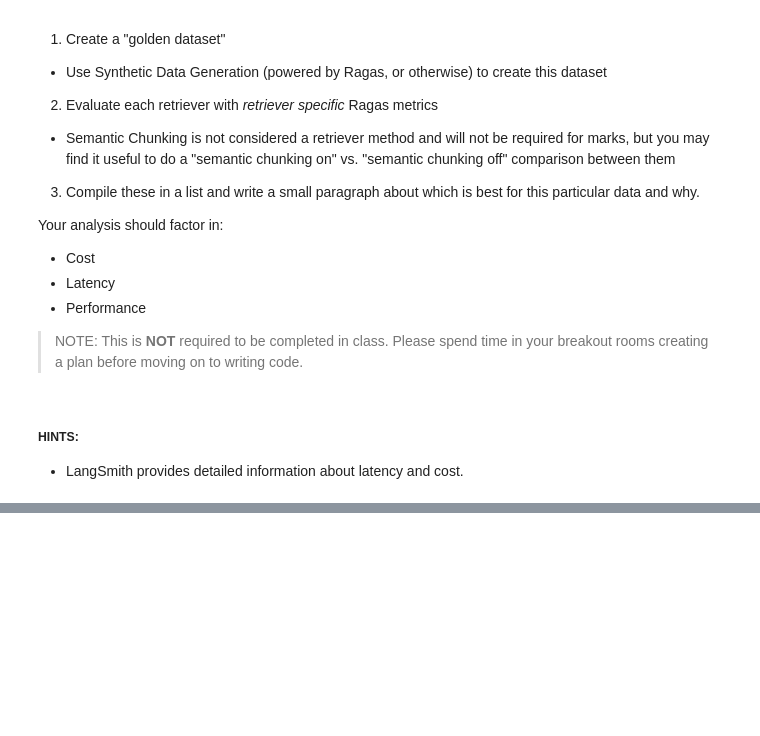
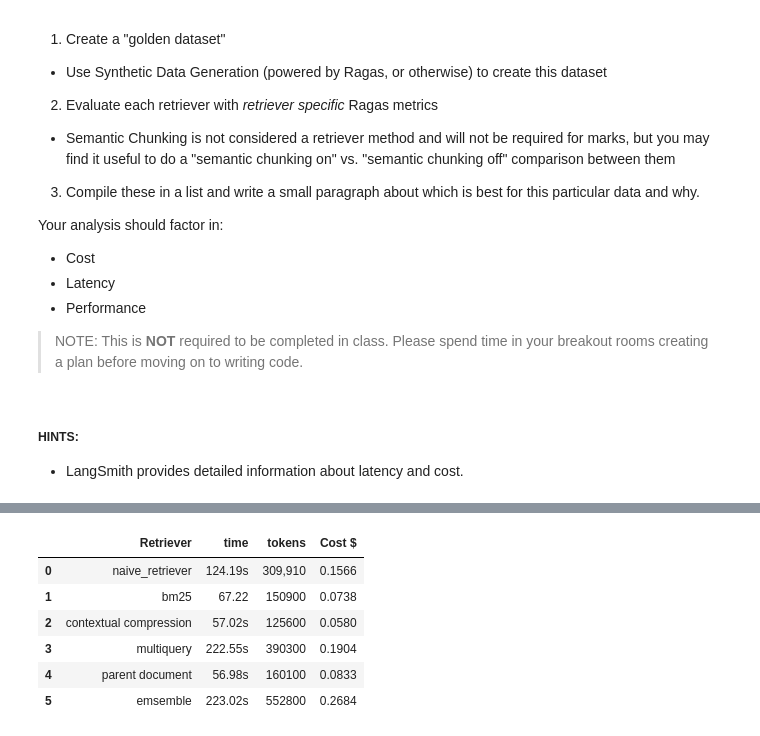
Before and after one commit to stevejgoodman/AIE9, a Jupyter notebook: 11_Advanced_Retrieval/Advanced_Retrieval_with_LangChain_Assignment.ipynb, the cells around one changed output, grey strips where cells are left out. Cells and saved outputs as stored; diff of their text form; code cells hidden in the pictures; blank space fills up the shorter version.

```diff
--- a/11_Advanced_Retrieval/Advanced_Retrieval_with_LangChain_Assignment.ipynb
+++ b/11_Advanced_Retrieval/Advanced_Retrieval_with_LangChain_Assignment.ipynb
@@ -561,0 +740,11 @@ Your analysis should factor in:
+# %%
+import pandas as pd
+pd.read_csv('langsmith_retreival_compute.csv')
+# %% [output]
+|  | Retriever | time | tokens | Cost $ |
+| 0 | naive_retriever | 124.19s | 309,910 | 0.1566 |
+| 1 | bm25 | 67.22 | 150900 | 0.0738 |
+| 2 | contextual compression | 57.02s | 125600 | 0.0580 |
+| 3 | multiquery | 222.55s | 390300 | 0.1904 |
+| 4 | parent document | 56.98s | 160100 | 0.0833 |
+| 5 | emsemble | 223.02s | 552800 | 0.2684 |
```
Also changed, not shown: parts of 39 cells of this notebook, 6 other files.
